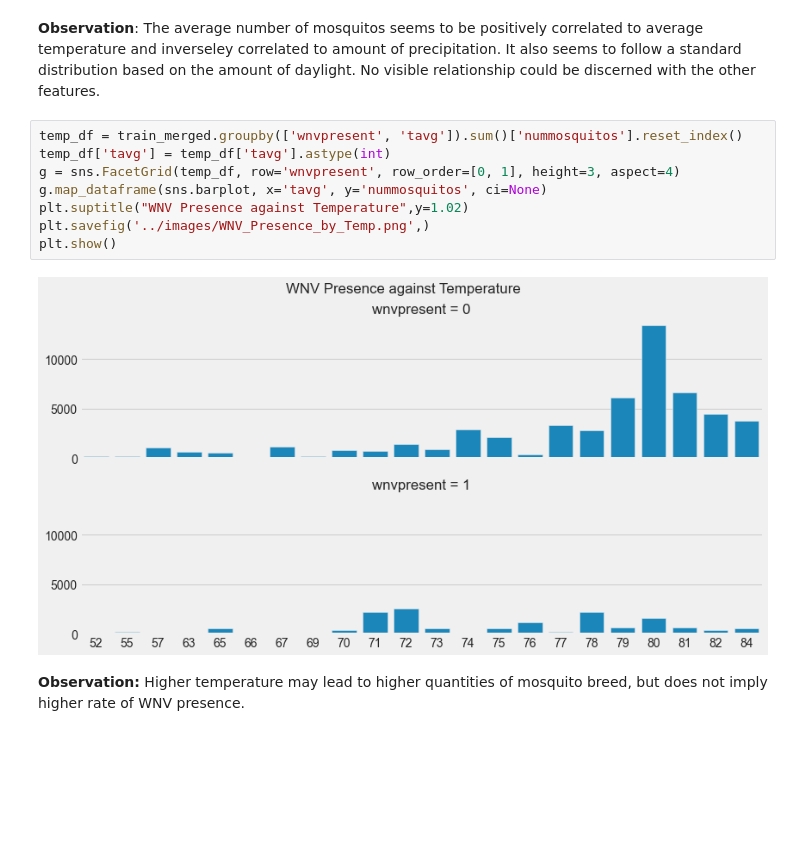
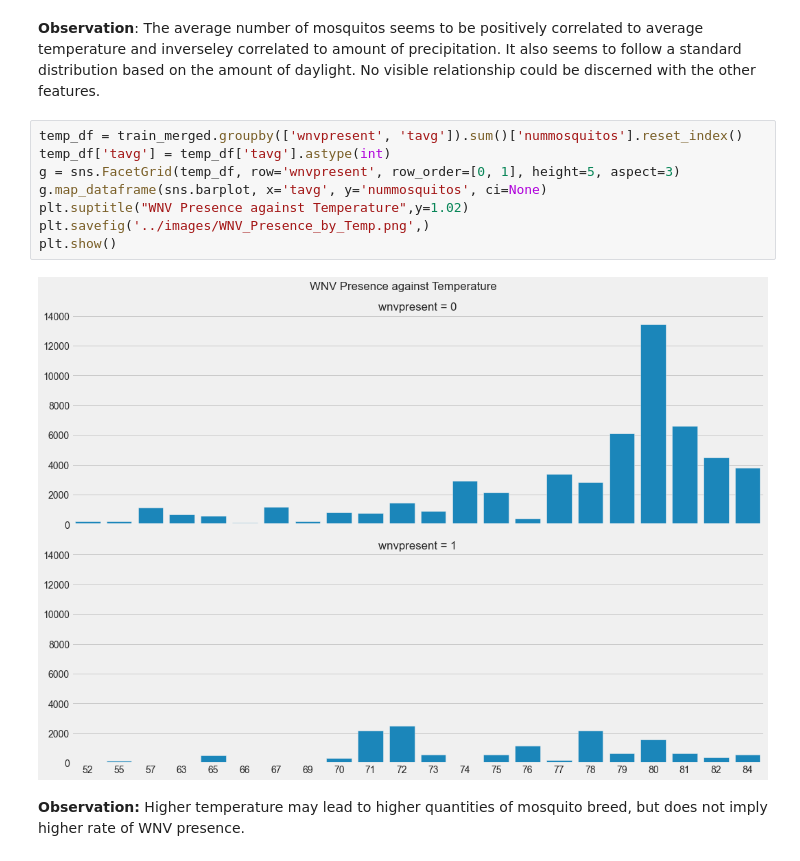
Before and after one commit to JeanLiew/WNV-Predictive-Model, a Jupyter notebook: code/2.2_EDA_weather.ipynb, the cells around one changed output. Cells and saved outputs as stored; diff of their text form; blank space fills up the shorter version.

Commit message:
add graph

```diff
--- a/code/2.2_EDA_weather.ipynb
+++ b/code/2.2_EDA_weather.ipynb
@@ -339,13 +356,13 @@ __Observation__:  The average number of mosquitos seems to be positively correla
 # %%
 temp_df = train_merged.groupby(['wnvpresent', 'tavg']).sum()['nummosquitos'].reset_index()
 temp_df['tavg'] = temp_df['tavg'].astype(int)
-g = sns.FacetGrid(temp_df, row='wnvpresent', row_order=[0, 1], height=3, aspect=4)
+g = sns.FacetGrid(temp_df, row='wnvpresent', row_order=[0, 1], height=5, aspect=3)
 g.map_dataframe(sns.barplot, x='tavg', y='nummosquitos', ci=None)
 plt.suptitle("WNV Presence against Temperature",y=1.02)
 plt.savefig('../images/WNV_Presence_by_Temp.png',)
 plt.show()
 # %% [output]
-[figure, old version]
+[figure, new version]
 # %% [markdown]
 **Observation:** Higher temperature may lead to higher quantities of mosquito breed, but does not imply higher rate of WNV presence.
 # %%
```
Also changed, not shown: parts of 3 cells of this notebook.
